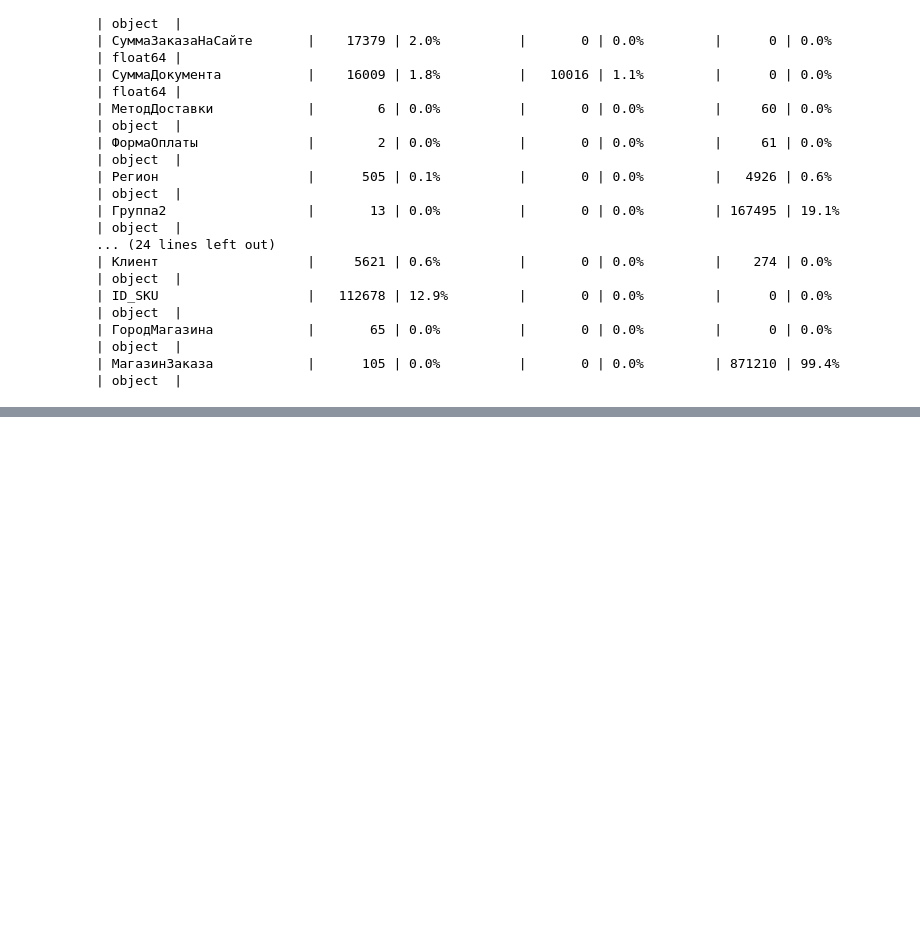
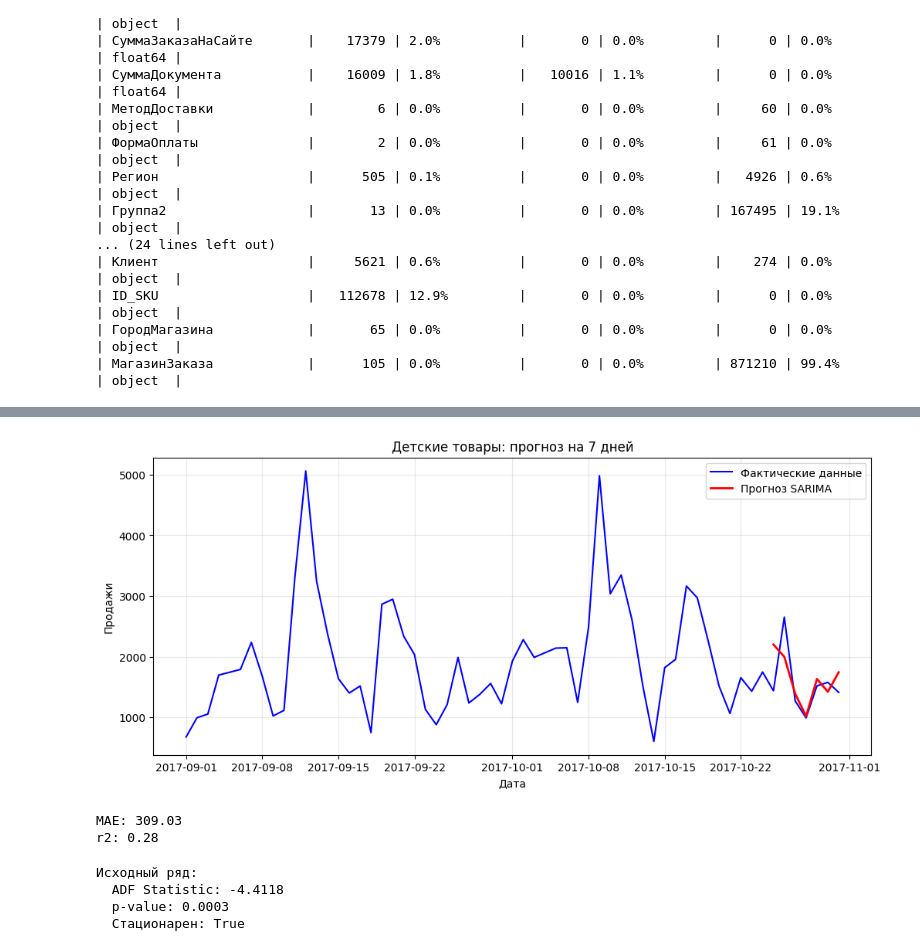
Before and after one commit to DaniilDyundik/Analytics_ML, a Jupyter notebook: Analytics_ВКР.ipynb, the cells around one changed output, grey strips where cells are left out. Saved outputs shown, nothing was run; the diff lists cells and outputs as text; code cells hidden in the pictures; blank space fills up the shorter version.

Commit message:
Первичная сегментация + SARIMA
Первичная сегментация + базовая модель прогнозирования SARIMA

```diff
--- a/Analytics_ВКР.ipynb
+++ b/Analytics_ВКР.ipynb
@@ -717,0 +818,79 @@ df_grouped
+# %%
+import pandas as pd
+import matplotlib.pyplot as plt
+from statsmodels.tsa.statespace.sarimax import SARIMAX
+from sklearn.metrics import mean_absolute_error
+from sklearn.metrics import r2_score
+import warnings
+warnings.filterwarnings('ignore')
+
+# 1. Маска для выкупа
+mask = (df_clean['Отменено'] == 0) & \
+       (df_clean['Статус'] == 'Доставлен') & \
+       (df_clean['НовыйСтатус'] == 'Доставлен')
+
+
+# 2. Данные по выкупленным товарам
+detstvo = df_clean[mask & (df_clean['Группа2'] == 'ДЕТСКОЕ ПИТАНИЕ')].groupby('Date')['КоличествоПроданоКлиенту'].sum()
+
+# 2. Разделение
+train = detstvo[:-7]
+test = detstvo[-7:]
+
+# 3. Модель
+model = SARIMAX(train, order=(2,0,1), seasonal_order=(0,1,0,7))
+results = model.fit(disp=False)
+forecast = results.forecast(steps=7)
+
+# 4. График
+plt.figure(figsize=(12,5))
+
+# Полный ряд (train + test) - синяя линия
+plt.plot(detstvo.index, detstvo.values, 'b-', linewidth=1.5, label='Фактические данные')
+
+# Прогноз на последние 7 дней - красная линия ПОВЕРХ
+plt.plot(forecast.index, forecast.values, 'r-', linewidth=2, label='Прогноз SARIMA')
+
+plt.title('Детские товары: прогноз на 7 дней')
+plt.xlabel('Дата')
+plt.ylabel('Продажи')
+plt.grid(True, alpha=0.3)
+plt.legend()
+plt.show()
+
+print(f'MAE: {mean_absolute_error(test, forecast):.2f}')
+print(f'r2: {r2_score(test, forecast):.2f}')
+# %% [output]
+[figure, added]
+MAE: 309.03
+r2: 0.28
+# %%
+# Оптимальные пааметры для модели
+
+import pandas as pd
+import numpy as np
+import matplotlib.pyplot as plt
+from statsmodels.graphics.tsaplots import plot_acf, plot_pacf
+from statsmodels.tsa.stattools import adfuller
+import warnings
+warnings.filterwarnings('ignore')
+
+# Ваши данные по детским товарам (выкупленные)
+detstvo = df_clean[mask & (df_clean['Группа2'] == 'ДЕТСКОЕ ПИТАНИЕ')].groupby('Date')['КоличествоПроданоКлиенту'].sum()
+
+# Проверка на стационарность (для определения d)
+def check_stationarity(series, title):
+    result = adfuller(series.dropna())
+    print(f'{title}:')
+    print(f'  ADF Statistic: {result[0]:.4f}')
+    print(f'  p-value: {result[1]:.4f}')
+    print(f'  Стационарен: {result[1] < 0.05}')
+    return result[1] < 0.05
+
+# Проверяем исходный ряд
+is_stationary = check_stationarity(detstvo, 'Исходный ряд')
+# %% [output]
+Исходный ряд:
+  ADF Statistic: -4.4118
+  p-value: 0.0003
+  Стационарен: True
```
Also changed, not shown: parts of 70 cells of this notebook.
